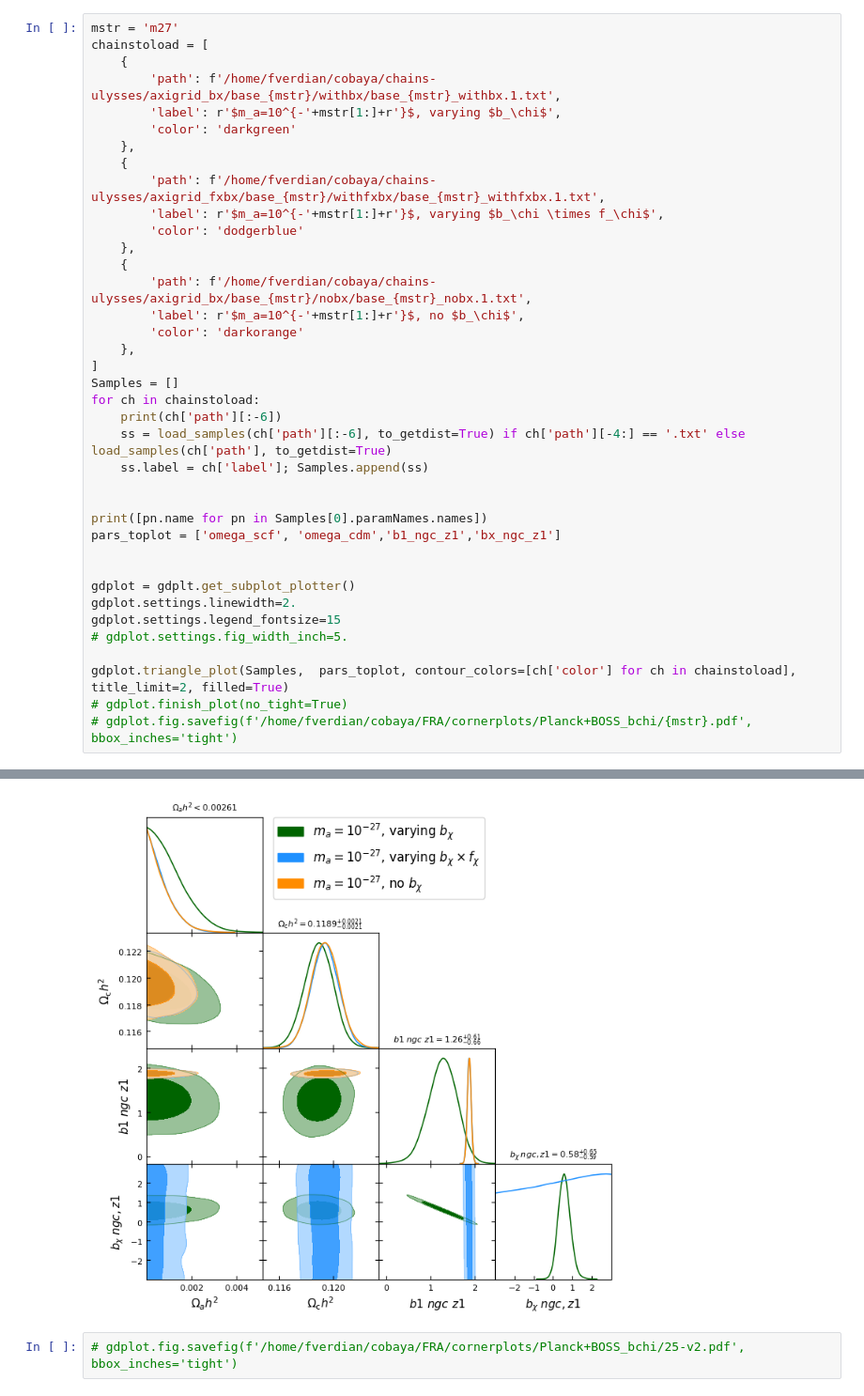
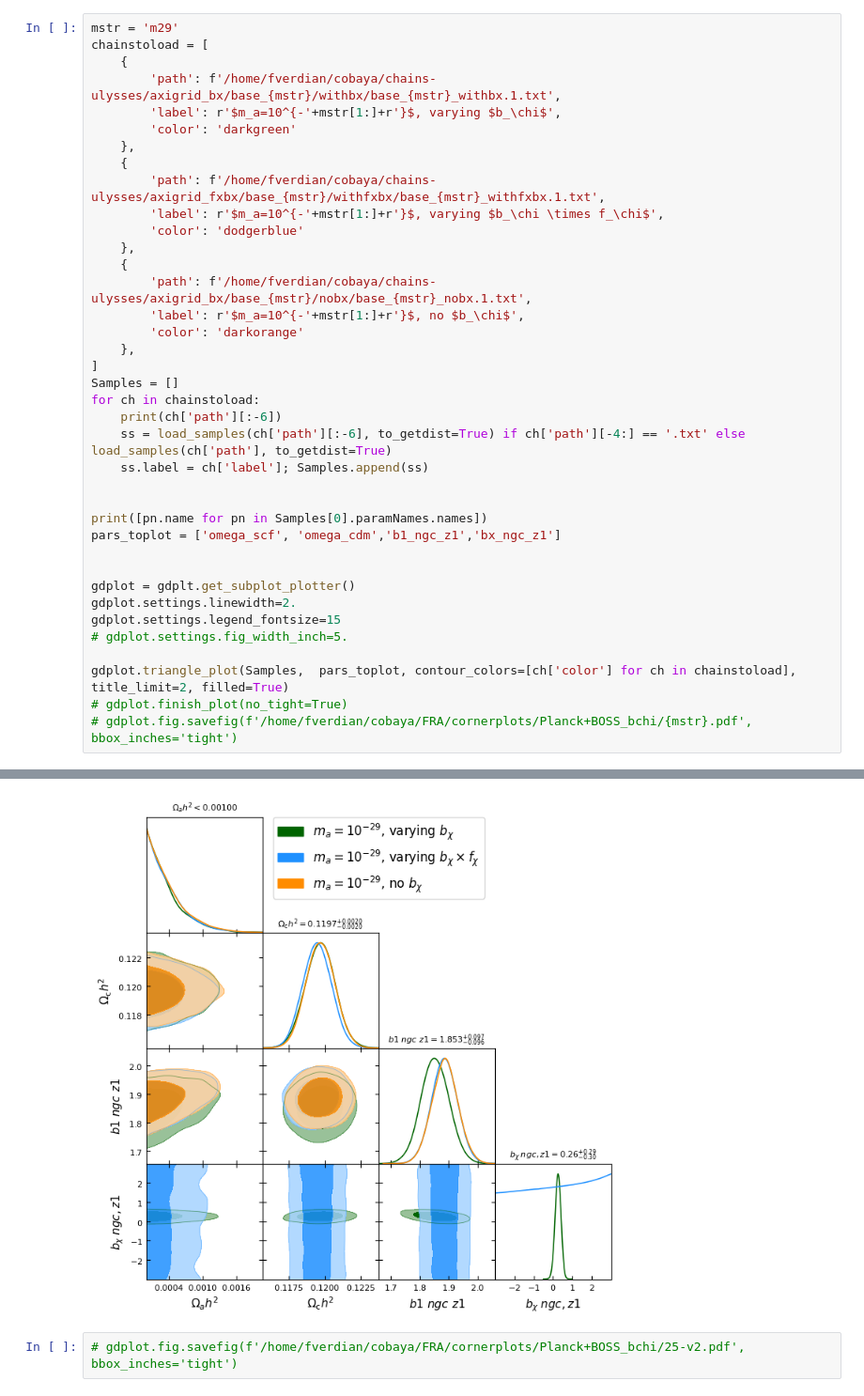
Before and after one commit to fverd/cobaya, a Jupyter notebook: FRA/analyze-grid-v2.ipynb, the cells around one changed output, grey strips where cells are left out. Shown: that part at 94% size. Cells and saved outputs as stored; diff of their text form.

```diff
--- a/FRA/analyze-grid-v2.ipynb
+++ b/FRA/analyze-grid-v2.ipynb
@@ -69,5 +60,5 @@ base_m29_withbx 0.0010049299
 # %%
-mstr = 'm27'
+mstr = 'm29'
 chainstoload = [
     {
         'path': f'/home/fverdian/cobaya/chains-ulysses/axigrid_bx/base_{mstr}/withbx/base_{mstr}_withbx.1.txt',
@@ -112,3 +103,3 @@ gdplot.triangle_plot(Samples,  pars_toplot, contour_colors=[ch['color'] for ch i
-[figure, old version]
+[figure, new version]
 # %%
 # gdplot.fig.savefig(f'/home/fverdian/cobaya/FRA/cornerplots/Planck+BOSS_bchi/25-v2.pdf', bbox_inches='tight')
```
Also changed, not shown: parts of 4 cells of this notebook, 7 other files.
